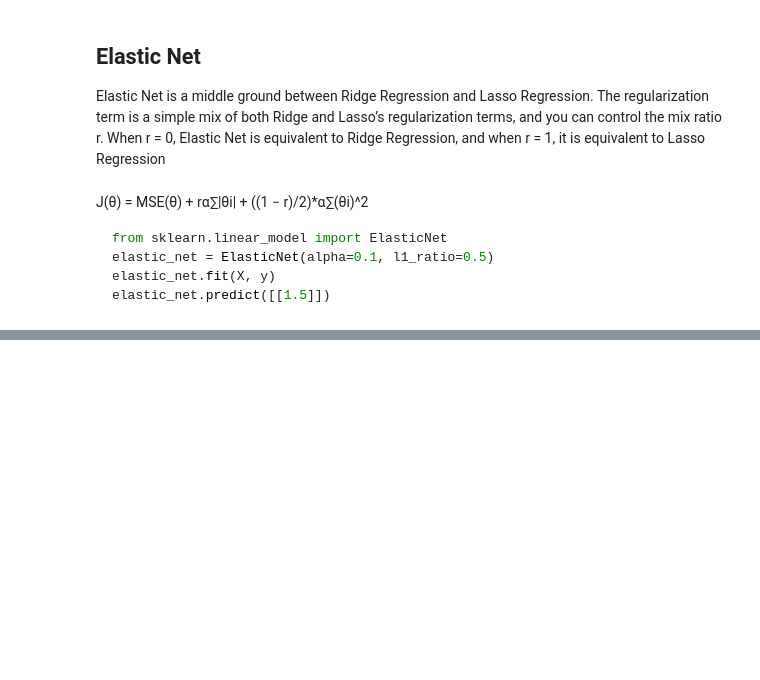
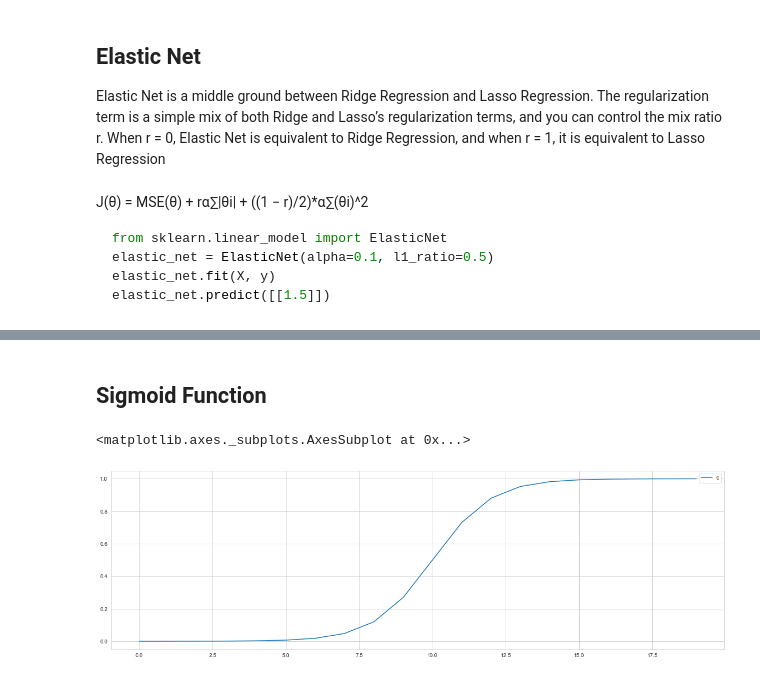
Before and after one commit to Kaushal1011/machine-learning, a Jupyter notebook: src/MasterNotebook.ipynb, the cells around one changed output, grey strips where cells are left out. Cells and saved outputs as stored; diff of their text form; code cells hidden in the pictures; blank space fills up the shorter version.

```diff
--- a/src/MasterNotebook.ipynb
+++ b/src/MasterNotebook.ipynb
@@ -406,0 +421,2 @@ tures are strongly correlated.
+# %% [markdown]
+## Sigmoid Function
@@ -406,0 +425,9 @@ tures are strongly correlated.
+# %%
+sigma = 1/(1+np.exp(-1*x))
+# %%
+plt.figure(figsize=(20,6))
+sns.set_style("whitegrid")
+sns.lineplot(data=sigma)
+# %% [output]
+<matplotlib.axes._subplots.AxesSubplot at 0x...>
+[figure, added]
```
Also changed, not shown: parts of 20 cells of this notebook.
